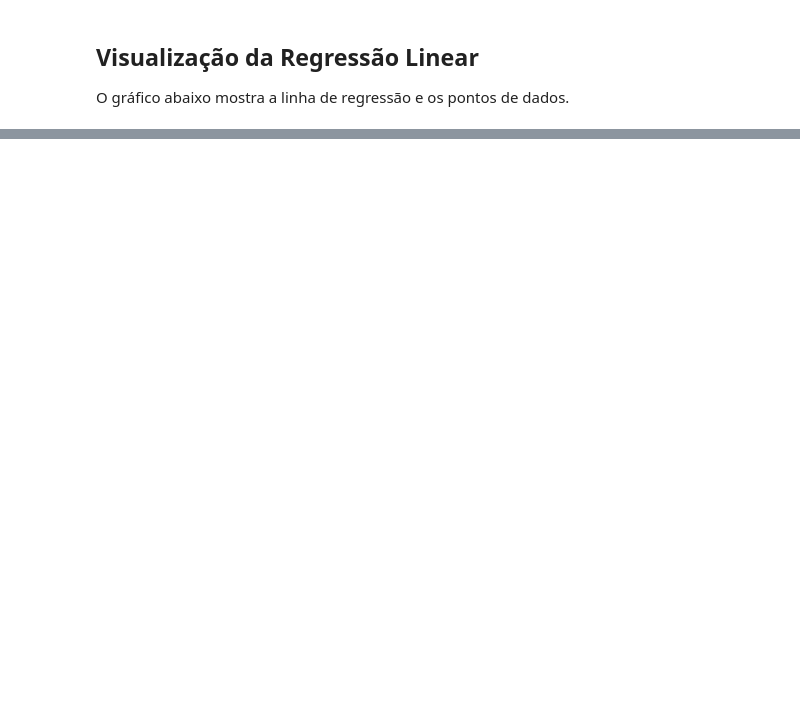
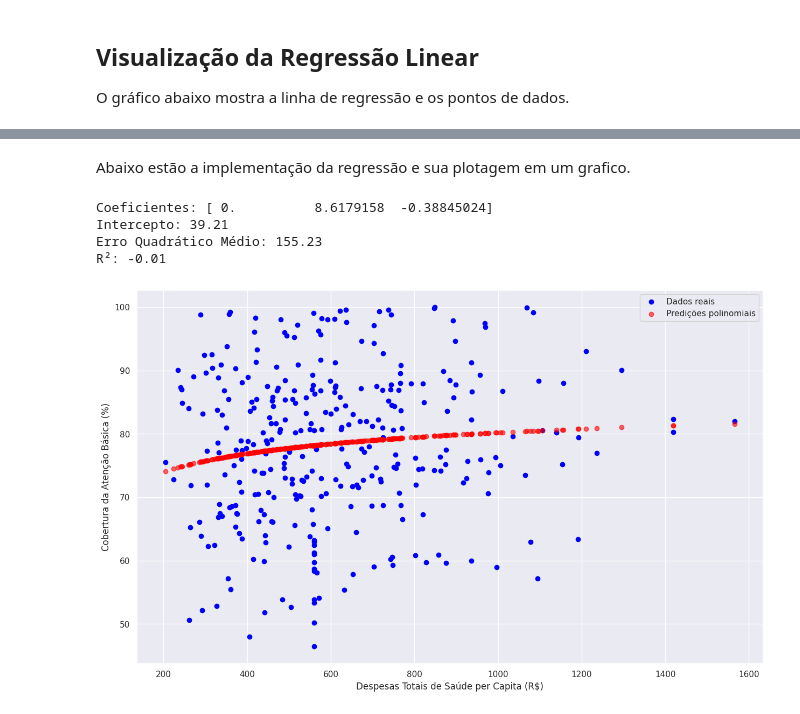
Before and after one commit to brunasaturnino/Projeto-ICD, a Jupyter notebook: notebooks/Regression.ipynb, the cells around one changed output, grey strips where cells are left out. Saved outputs shown, nothing was run; the diff lists cells and outputs as text; code cells hidden in the pictures; blank space fills up the shorter version.

```diff
--- a/notebooks/Regression.ipynb
+++ b/notebooks/Regression.ipynb
@@ -91,0 +139,49 @@ A análise de regressão linear mostra que o gasto per capita em saúde tem uma
+# %% [markdown]
+Abaixo estão a implementação da regressão e sua plotagem em um grafico.
+# %%
+from sklearn.preprocessing import PolynomialFeatures
+
+# Criar uma transformação logarítmica apenas para o treinamento
+saude['desp_tot_saude_pc_mun_log'] = np.log1p(saude['desp_tot_saude_pc_mun'])
+
+# Selecionar variáveis
+X_real = saude['desp_tot_saude_pc_mun'].values.reshape(-1, 1)  # Para exibição no gráfico
+X = saude['desp_tot_saude_pc_mun_log'].values.reshape(-1, 1)  # Para o modelo
+y = saude['cob_ab'].values.reshape(-1, 1)
+
+# Criar características polinomiais de grau 2
+poly = PolynomialFeatures(degree=2)
+X_poly = poly.fit_transform(X)
+
+# Dividir os dados em treino e teste
+X_train, X_test, y_train, y_test = train_test_split(X_poly, y, test_size=0.2, random_state=42)
+
+# Criar e treinar o modelo de regressão polinomial
+lin_regr_poly = LinearRegression()
+lin_regr_poly.fit(X_train, y_train)
+
+# Fazer previsões
+y_pred_poly = lin_regr_poly.predict(X_test)
+
+# Exibir coeficientes e métricas
+print(f'Coeficientes: {lin_regr_poly.coef_.flatten()}')  # Lista de coeficientes do modelo
+print(f'Intercepto: {lin_regr_poly.intercept_[0]:.2f}')
+print(f'Erro Quadrático Médio: {mean_squared_error(y_test, y_pred_poly):.2f}')
+print(f'R²: {r2_score(y_test, y_pred_poly):.2f}')
+
+# Fazer previsões no conjunto completo para visualização
+y_pred_plot = lin_regr_poly.predict(X_poly)
+
+# Plotar os resultados com os valores reais no eixo X
+plt.scatter(X_real, y, color='blue', label='Dados reais')
+plt.scatter(X_real, y_pred_plot, color='red', label='Predições polinomiais', alpha=0.6)
+plt.xlabel('Despesas Totais de Saúde per Capita (R$)')
+plt.ylabel('Cobertura da Atenção Básica (%)')
+plt.legend()
+plt.show()
+# %% [output]
+Coeficientes: [ 0.          8.6179158  -0.38845024]
+Intercepto: 39.21
+Erro Quadrático Médio: 155.23
+R²: -0.01
+[figure, added]
```
Also changed, not shown: parts of 11 cells of this notebook, 1 other file.
